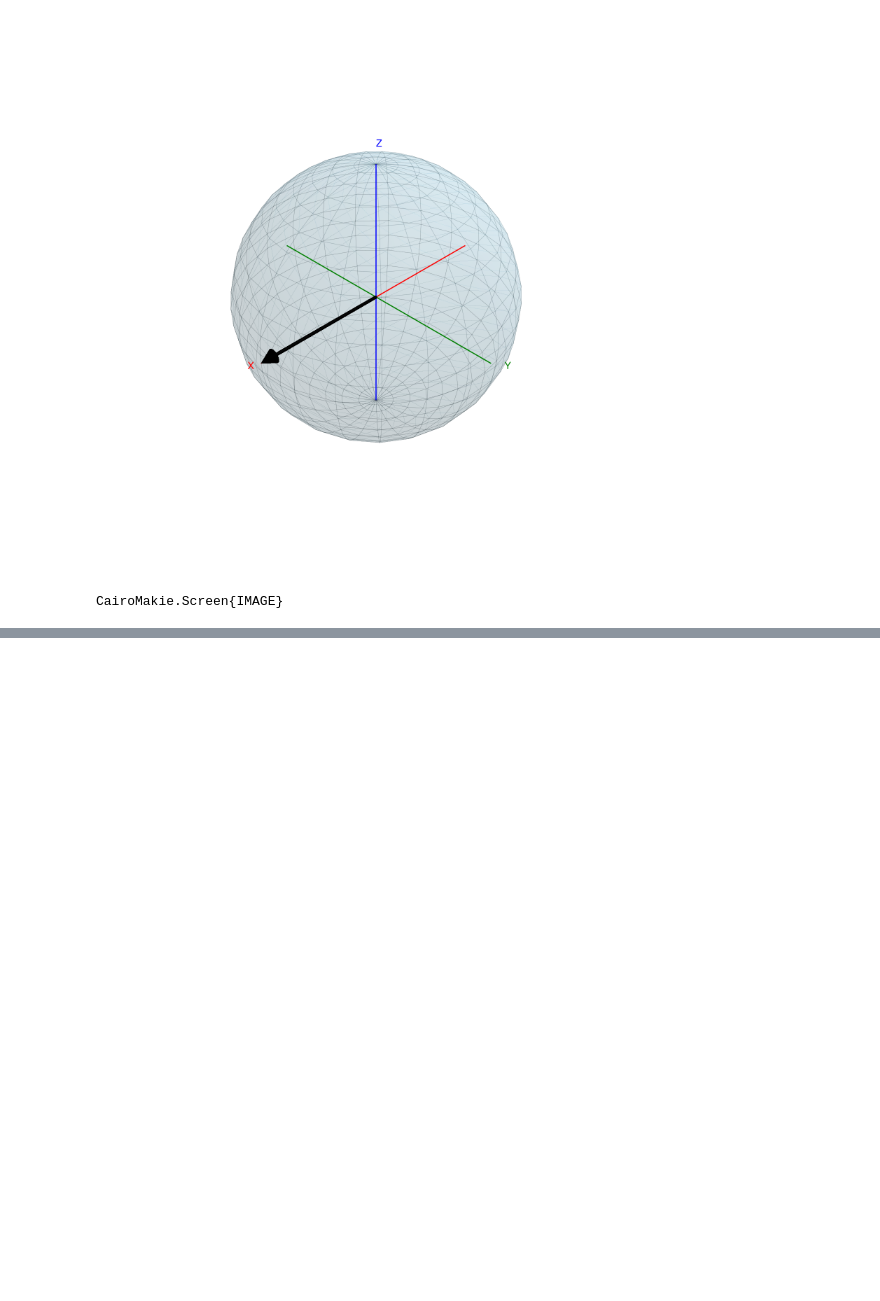
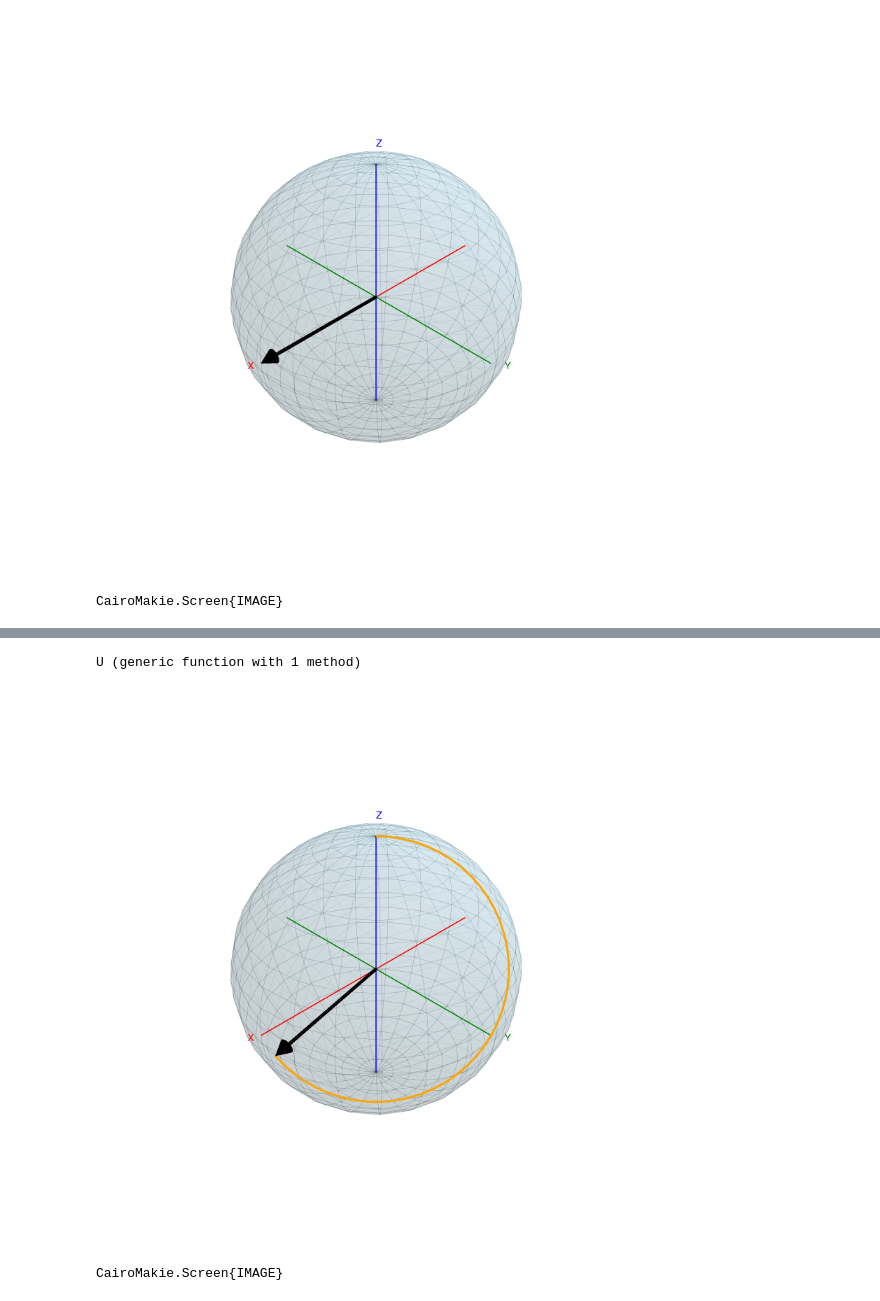
Before and after one commit to sotashimozono/BlochSpins.jl, a Jupyter notebook: dev/dev.ipynb, the cells around one changed output, grey strips where cells are left out. Cells and saved outputs as stored; diff of their text form; code cells hidden in the pictures; blank space fills up the shorter version.

Commit message:
implemented animation methods?

```diff
--- a/dev/dev.ipynb
+++ b/dev/dev.ipynb
@@ -89,0 +111,62 @@ CairoMakie.Screen{IMAGE}
+# %%
+psi_init = k_up
+psi_target = k_down
+# i dpsi dt = H psi
+
+U(dt::Float64, H::Matrix{ComplexF64}) = exp(-1im * H * dt)
+
+using BlochSpins
+using StaticArrays
+
+function bloch_vector(k::Ket)
+    x = expect(σx, k)
+    y = expect(σy, k)
+    z = expect(σz, k)
+    return SVector(x, y, z)
+end
+
+using CairoMakie
+CairoMakie.activate!()
+
+fig, ax = init_figure()
+visualize_bloch_sphere!(fig, ax)
+visualize_axis!(fig, ax)
+visualize_vector!(fig, ax, bloch_vector(k_plus))
+display(fig)
+# %% [output]
+U (generic function with 1 method)
+# %%
+using LinearAlgebra
+
+# direction of vectors
+n1 = normalize(SVector(1, 1, 1))
+n2 = normalize(SVector(1, 1, -1))
+
+# hamiltonians
+H(B::Float64, n::SVector) = -B * sum(n .* σ)
+
+dt = 0.05
+t_total = 2.0
+times = 0:dt:t_total
+
+# 2. 各時刻の状態を計算 (リスト内包表記)
+H1 = H(1.0, normalize(SVector(1.0, 1.0, 1.0)))
+states = [Ket(exp(-1im * H1.data * t) * k_up.v) for t in times]
+
+# 3. 各状態を Bloch ベクトル (Point3f) の配列に変換
+points = [Point3f(real.(bloch_vector(k))...) for k in states]
+
+# 4. 可視化の実行
+fig, ax = init_figure()
+visualize_bloch_sphere!(fig, ax)
+visualize_axis!(fig, ax)
+
+lines!(ax, points, color = :orange, linewidth = 3, label = "Trajectory")
+
+# 現在の（最終地点の）ベクトルを矢印で描画
+visualize_vector!(fig, ax, bloch_vector(states[end]))
+
+display(fig)
+# %% [output]
+[figure, added]
+CairoMakie.Screen{IMAGE}
```
Also changed, not shown: parts of 3 cells of this notebook, 1 other file.
